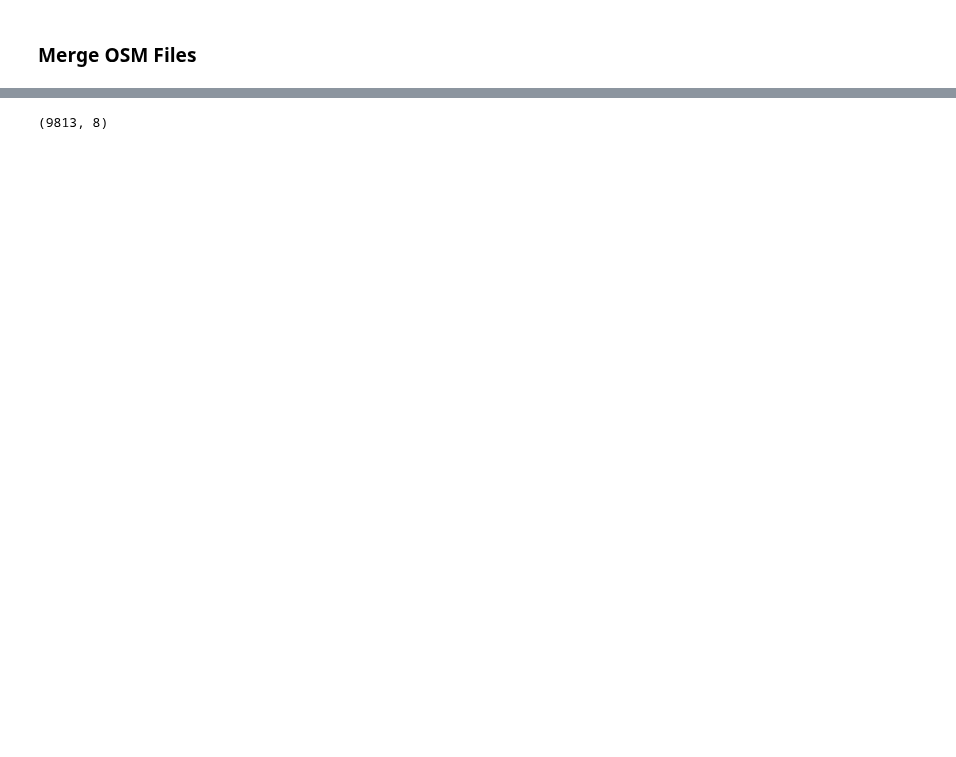
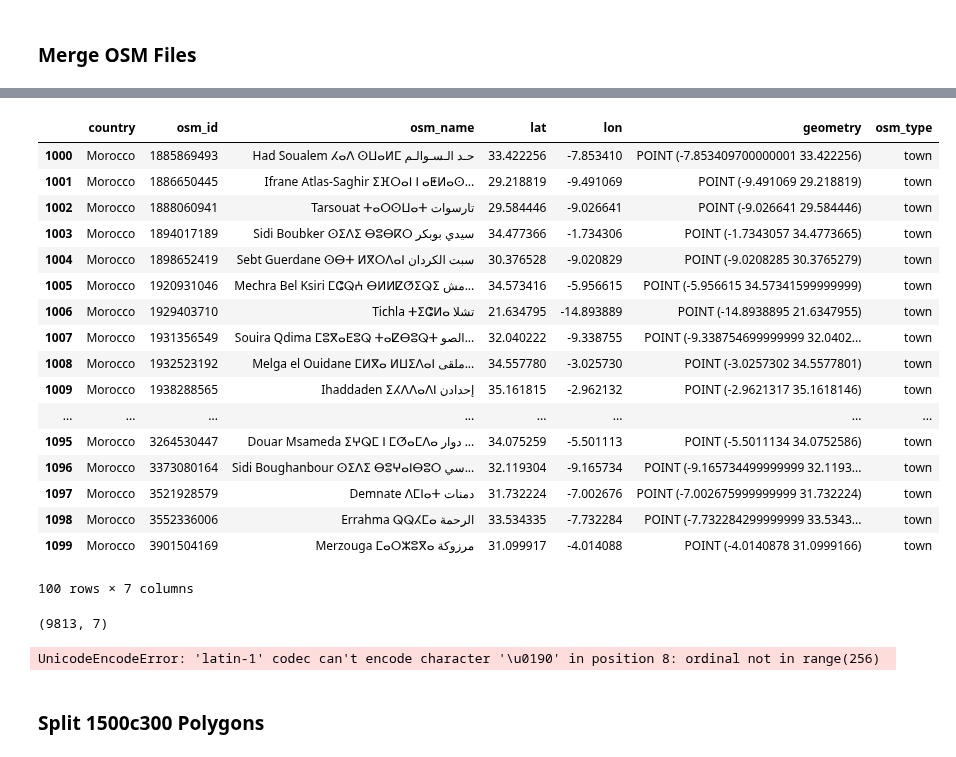
Before and after one commit to cascadet/AfricaUrbanPop, a Jupyter notebook: notebooks/jupyter/ERL19/Clean_Data.ipynb, the cells around one changed output, grey strips where cells are left out. Drawn from its saved outputs; the diff is of its cells as text; code cells hidden in the pictures; blank space fills up the shorter version.

```diff
--- a/notebooks/jupyter/ERL19/Clean_Data.ipynb
+++ b/notebooks/jupyter/ERL19/Clean_Data.ipynb
@@ -58,6 +68,40 @@ out = pd.concat([town, townDRC, townSS, city, cityDRC, citySS], ignore_index= "t
+# %%
+# merge
+
+towns = pd.concat([town, townDRC, townSS, cityDRC, citySS], sort = False) # col name of cityDRC and citySS is town, not city
+
+towns.rename(columns={'town':'osm_name'}, inplace=True)
+city.rename(columns={'city':'osm_name'}, inplace=True)
+
+out = pd.concat([towns, city], sort = False)
+# %%
+out[1000:1100]
+# %% [output]
+|  | country | osm_id | osm_name | lat | lon | geometry | osm_type |
+| 1000 | Morocco | 1885869493 | Had Soualem ⵃⴰⴷ ⵙⵡⴰⵍⵎ حـد الـسـوالـم | 33.422256 | -7.853410 | POINT (-7.853409700000001 33.422256) | town |
+| 1001 | Morocco | 1886650445 | Ifrane Atlas-Saghir ⵉⴼⵔⴰⵏ ⵏ ⴰⵟⵍⴰⵙ... | 29.218819 | -9.491069 | POINT (-9.491069 29.218819) | town |
+| 1002 | Morocco | 1888060941 | Tarsouat ⵜⴰⵔⵙⵡⴰⵜ تارسوات | 29.584446 | -9.026641 | POINT (-9.026641 29.584446) | town |
+| 1003 | Morocco | 1894017189 | Sidi Boubker ⵙⵉⴷⵉ ⴱⵓⴱⴽⵔ سيدي بوبكر | 34.477366 | -1.734306 | POINT (-1.7343057 34.4773665) | town |
+| 1004 | Morocco | 1898652419 | Sebt Guerdane ⵙⴱⵜ ⵍⴳⵔⴷⴰⵏ سبت الكردان | 30.376528 | -9.020829 | POINT (-9.0208285 30.3765279) | town |
+| 1005 | Morocco | 1920931046 | Mechra Bel Ksiri ⵎⵛⵕⵄ ⴱⵍⵍⵇⵚⵉⵕⵉ مش... | 34.573416 | -5.956615 | POINT (-5.956615 34.57341599999999) | town |
+| 1006 | Morocco | 1929403710 | Tichla ⵜⵉⵛⵍⴰ تشلا | 21.634795 | -14.893889 | POINT (-14.8938895 21.6347955) | town |
+| 1007 | Morocco | 1931356549 | Souira Qdima ⵎⵓⴳⴰⴹⵓⵕ ⵜⴰⵇⴱⵓⵕⵜ الصو... | 32.040222 | -9.338755 | POINT (-9.338754699999999 32.0402... | town |
+| 1008 | Morocco | 1932523192 | Melga el Ouidane ⵎⵍⴳⴰ ⵍⵡⵉⴷⴰⵏ ملقى... | 34.557780 | -3.025730 | POINT (-3.0257302 34.5577801) | town |
+| 1009 | Morocco | 1938288565 | Ihaddaden ⵉⵃⴷⴷⴰⴷⵏ إحدادن | 35.161815 | -2.962132 | POINT (-2.9621317 35.1618146) | town |
+| ... | ... | ... | ... | ... | ... | ... | ... |
+| 1095 | Morocco | 3264530447 | Douar Msameda ⵉⵖⵕⵎ ⵏ ⵎⵚⴰⵎⴷⴰ دوار ... | 34.075259 | -5.501113 | POINT (-5.5011134 34.0752586) | town |
+| 1096 | Morocco | 3373080164 | Sidi Boughanbour ⵙⵉⴷⵉ ⴱⵓⵖⴰⵏⴱⵓⵔ سي... | 32.119304 | -9.165734 | POINT (-9.165734499999999 32.1193... | town |
+| 1097 | Morocco | 3521928579 | Demnate ⴷⵎⵏⴰⵜ دمنات | 31.732224 | -7.002676 | POINT (-7.002675999999999 31.732224) | town |
+| 1098 | Morocco | 3552336006 | Errahma ⵕⵕⵃⵎⴰ الرحمة | 33.534335 | -7.732284 | POINT (-7.732284299999999 33.5343... | town |
+| 1099 | Morocco | 3901504169 | Merzouga ⵎⴰⵔⵣⵓⴳⴰ مرزوكة | 31.099917 | -4.014088 | POINT (-4.0140878 31.0999166) | town |
+100 rows × 7 columns
 # %%
 out.shape
 # %% [output]
-(9813, 8)
+(9813, 7)
 # %%
-out.to_file(v2_data+'20190330_osm_All.shp', driver='ESRI Shapefile')
+out.to_file(v2_data+"20190430_osm_All.shp")
+# %% [output]
+UnicodeEncodeError: 'latin-1' codec can't encode character '\u0190' in position 8: ordinal not in range(256)
+# %% [markdown]
+### Split 1500c300 Polygons
```
Also changed, not shown: parts of 6 cells of this notebook, 6 other files.
